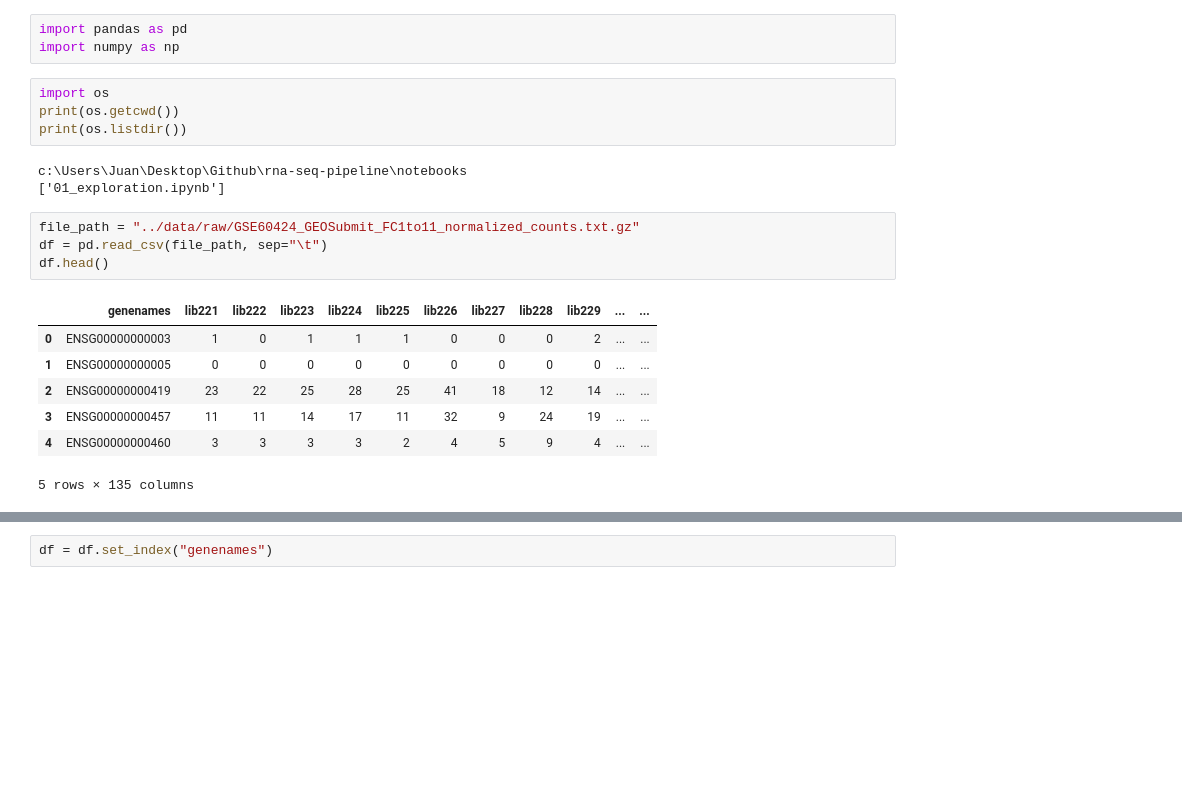
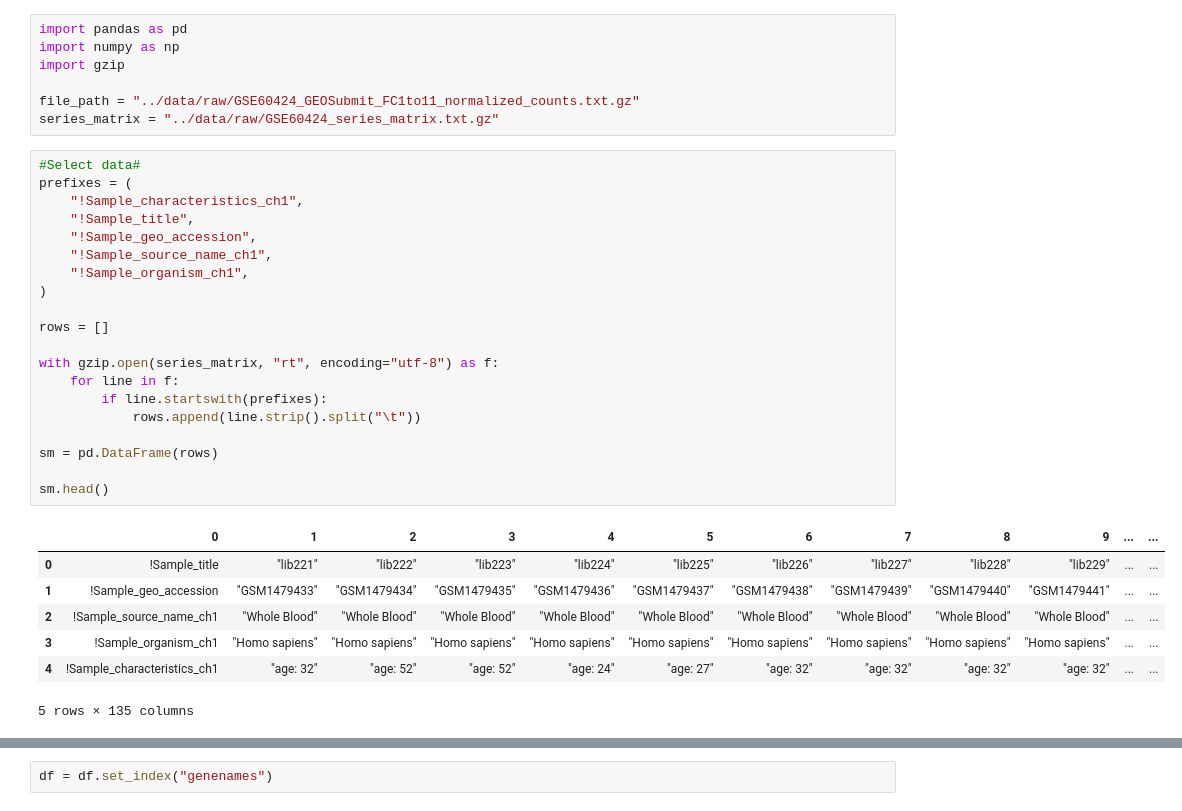
Before and after one commit to JuanBenitezHumanes/rna-seq-pipeline, a Jupyter notebook: notebooks/01_exploration.ipynb, the cells around one changed output, grey strips where cells are left out. Saved outputs shown, nothing was run; the diff lists cells and outputs as text; blank space fills up the shorter version.

```diff
--- a/notebooks/01_exploration.ipynb
+++ b/notebooks/01_exploration.ipynb
@@ -1,22 +1,35 @@
 # %%
 import pandas as pd
 import numpy as np
+import gzip
+
+file_path = "../data/raw/GSE60424_GEOSubmit_FC1to11_normalized_counts.txt.gz"
+series_matrix = "../data/raw/GSE60424_series_matrix.txt.gz"
-# %%
-import os
-print(os.getcwd())
-print(os.listdir())
-# %% [output]
-c:\Users\Juan\Desktop\Github\rna-seq-pipeline\notebooks
-['01_exploration.ipynb']
-# %%
-file_path = "../data/raw/GSE60424_GEOSubmit_FC1to11_normalized_counts.txt.gz"
-df = pd.read_csv(file_path, sep="\t")
-df.head()
-# %% [output]
-|  | genenames | lib221 | lib222 | lib223 | lib224 | lib225 | lib226 | lib227 | lib228 | lib229 | ... | ... |
-| 0 | ENSG00000000003 | 1 | 0 | 1 | 1 | 1 | 0 | 0 | 0 | 2 | ... | ... |
-| 1 | ENSG00000000005 | 0 | 0 | 0 | 0 | 0 | 0 | 0 | 0 | 0 | ... | ... |
-| 2 | ENSG00000000419 | 23 | 22 | 25 | 28 | 25 | 41 | 18 | 12 | 14 | ... | ... |
-| 3 | ENSG00000000457 | 11 | 11 | 14 | 17 | 11 | 32 | 9 | 24 | 19 | ... | ... |
-| 4 | ENSG00000000460 | 3 | 3 | 3 | 3 | 2 | 4 | 5 | 9 | 4 | ... | ... |
-5 rows × 135 columns
+# %%
+#Select data#
+prefixes = (
+    "!Sample_characteristics_ch1",
+    "!Sample_title",
+    "!Sample_geo_accession",
+    "!Sample_source_name_ch1",
+    "!Sample_organism_ch1",
+)
+
+rows = []
+
+with gzip.open(series_matrix, "rt", encoding="utf-8") as f:
+    for line in f:
+        if line.startswith(prefixes):
+            rows.append(line.strip().split("\t"))
+
+sm = pd.DataFrame(rows)
+
+sm.head()
+# %% [output]
+|  | 0 | 1 | 2 | 3 | 4 | 5 | 6 | 7 | 8 | 9 | ... | ... |
+| 0 | !Sample_title | "lib221" | "lib222" | "lib223" | "lib224" | "lib225" | "lib226" | "lib227" | "lib228" | "lib229" | ... | ... |
+| 1 | !Sample_geo_accession | "GSM1479433" | "GSM1479434" | "GSM1479435" | "GSM1479436" | "GSM1479437" | "GSM1479438" | "GSM1479439" | "GSM1479440" | "GSM1479441" | ... | ... |
+| 2 | !Sample_source_name_ch1 | "Whole Blood" | "Whole Blood" | "Whole Blood" | "Whole Blood" | "Whole Blood" | "Whole Blood" | "Whole Blood" | "Whole Blood" | "Whole Blood" | ... | ... |
+| 3 | !Sample_organism_ch1 | "Homo sapiens" | "Homo sapiens" | "Homo sapiens" | "Homo sapiens" | "Homo sapiens" | "Homo sapiens" | "Homo sapiens" | "Homo sapiens" | "Homo sapiens" | ... | ... |
+| 4 | !Sample_characteristics_ch1 | "age: 32" | "age: 52" | "age: 52" | "age: 24" | "age: 27" | "age: 32" | "age: 32" | "age: 32" | "age: 32" | ... | ... |
+5 rows × 135 columns
```
Also changed, not shown: parts of 5 cells of this notebook.
